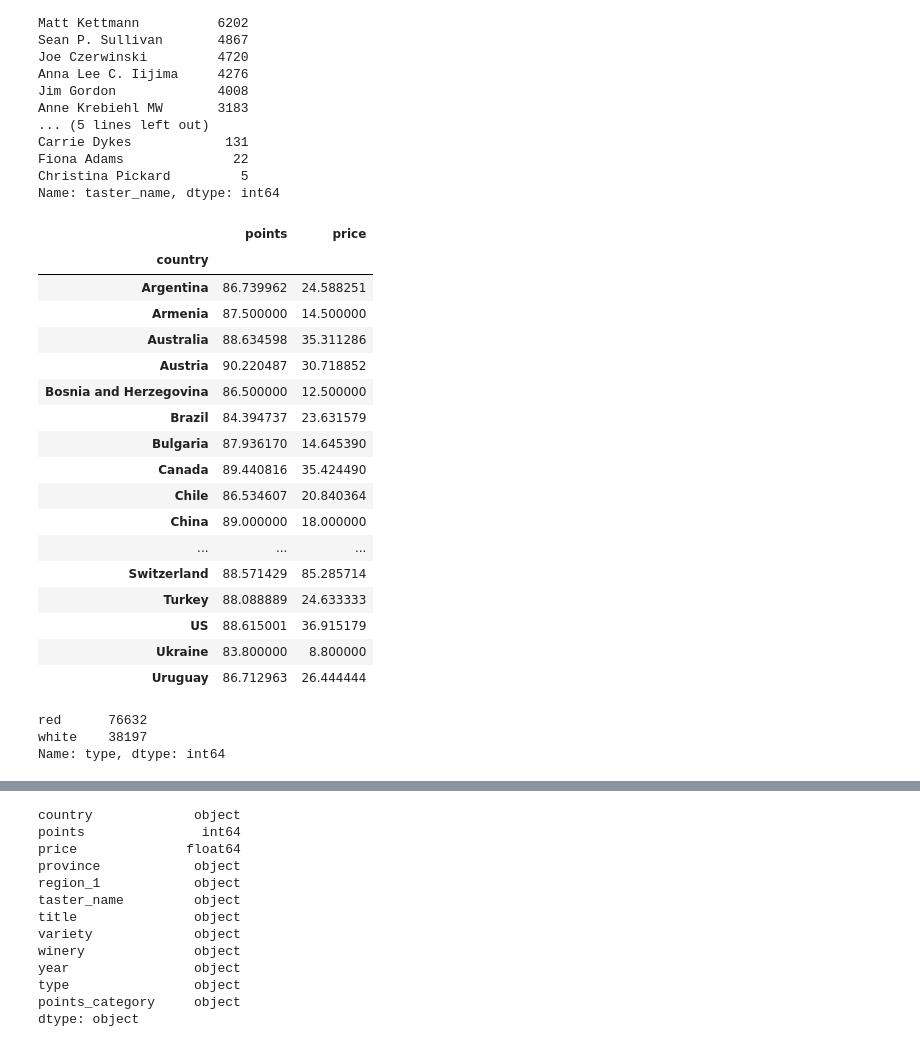
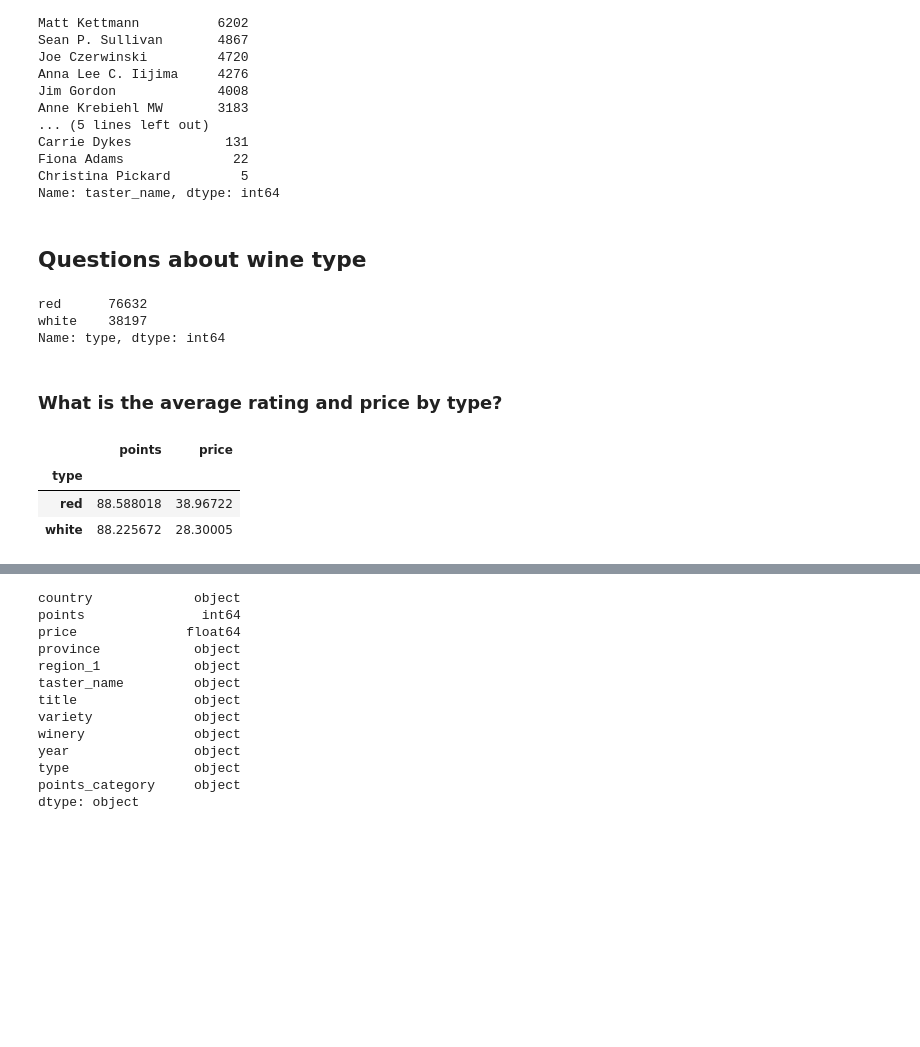
Before and after one commit to whitneyshine/austin_project, a Jupyter notebook: Wine_Ratings.ipynb, the cells around one changed output, grey strips where cells are left out. Saved outputs shown, nothing was run; the diff lists cells and outputs as text; code cells hidden in the pictures; blank space fills up the shorter version.

```diff
--- a/Wine_Ratings.ipynb
+++ b/Wine_Ratings.ipynb
@@ -675,32 +876,22 @@ Carrie Dykes            131
 Fiona Adams              22
 Christina Pickard         5
 Name: taster_name, dtype: int64
+# %% [markdown]
+## Questions about wine type
+# %%
+# Show number of wine types.
+wine_df['type'].value_counts()
+# %% [output]
+red      76632
+white    38197
+Name: type, dtype: int64
+# %% [markdown]
+### What is the average rating and price by type?
 # %%
-# Show mean of rating and price broken down by country.
-wine_df.groupby(['country']).mean()
+# Average rating and price by wine type.
+wine_df.groupby(['type']).mean()
 # %% [output]
 |  | points | price |
-| country |  |  |
-| Argentina | 86.739962 | 24.588251 |
-| Armenia | 87.500000 | 14.500000 |
-| Australia | 88.634598 | 35.311286 |
-| Austria | 90.220487 | 30.718852 |
-| Bosnia and Herzegovina | 86.500000 | 12.500000 |
-| Brazil | 84.394737 | 23.631579 |
-| Bulgaria | 87.936170 | 14.645390 |
-| Canada | 89.440816 | 35.424490 |
-| Chile | 86.534607 | 20.840364 |
-| China | 89.000000 | 18.000000 |
-| ... | ... | ... |
-| Switzerland | 88.571429 | 85.285714 |
-| Turkey | 88.088889 | 24.633333 |
-| US | 88.615001 | 36.915179 |
-| Ukraine | 83.800000 | 8.800000 |
-| Uruguay | 86.712963 | 26.444444 |
+| type |  |  |
+| red | 88.588018 | 38.96722 |
+| white | 88.225672 | 28.30005 |
-# %%
-# Show wine types.
-wine_df['type'].value_counts()
-# %% [output]
-red      76632
-white    38197
-Name: type, dtype: int64
```
Also changed, not shown: parts of 44 cells of this notebook.
